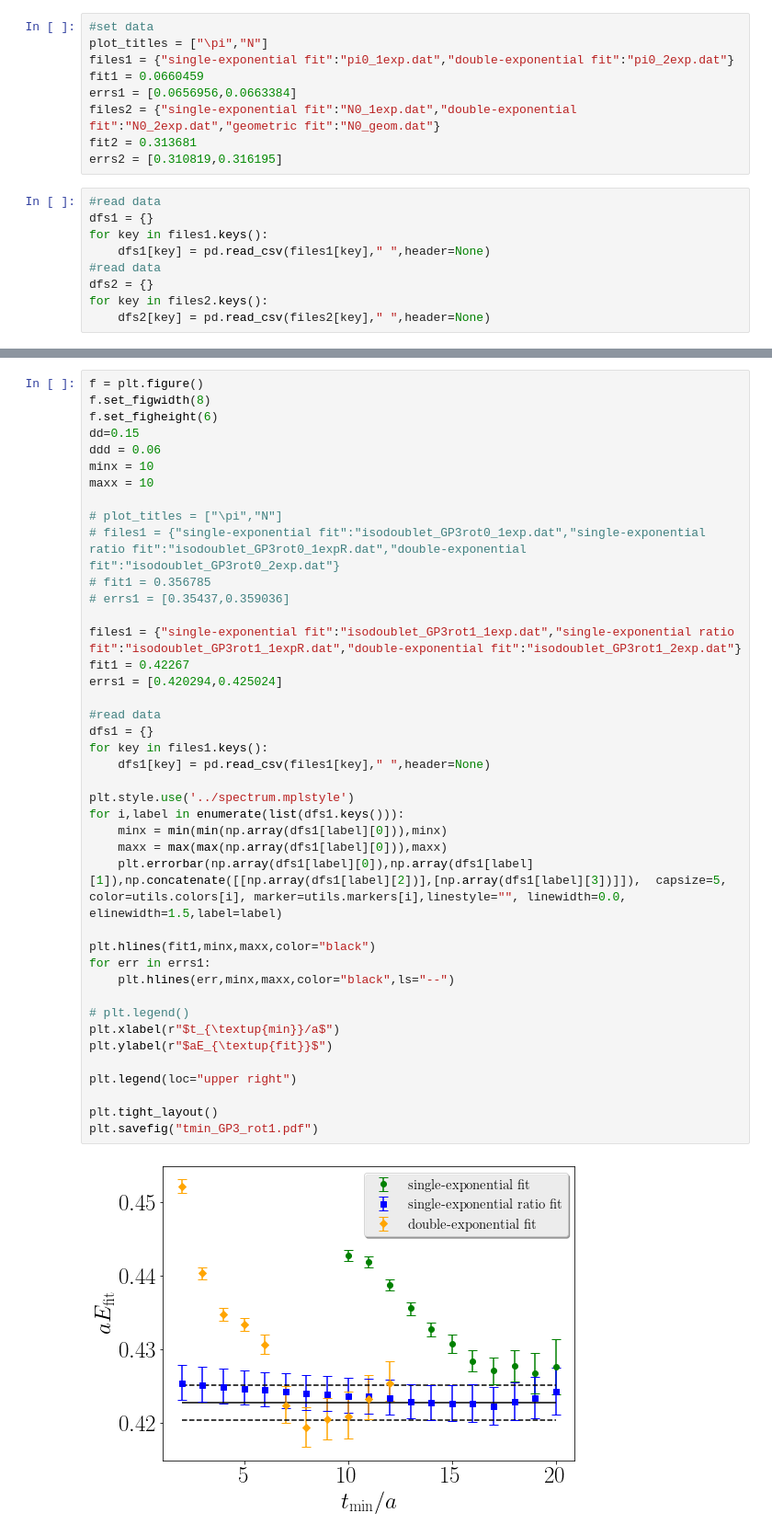
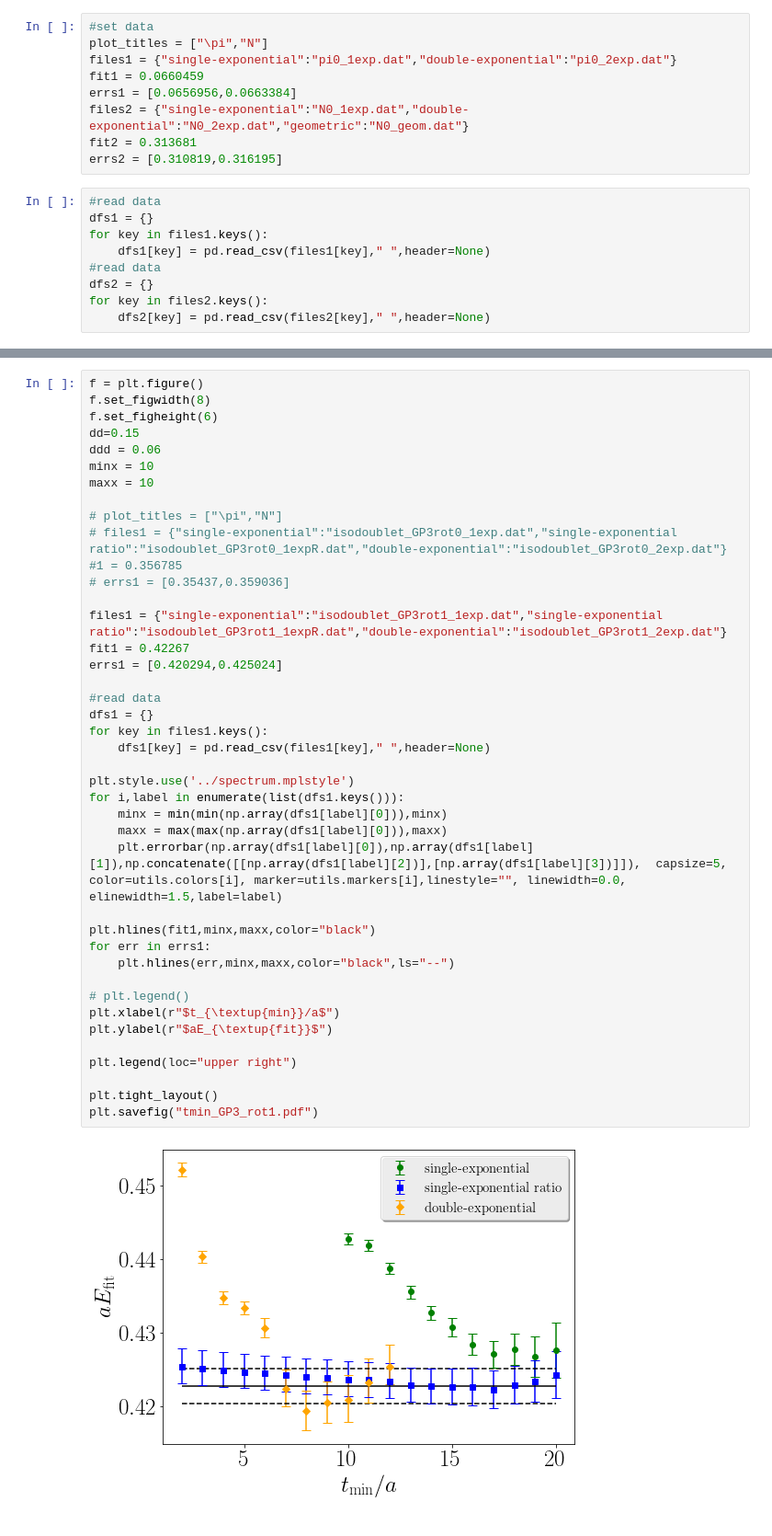
Before and after one commit to xinucode/sigmond_python_plots, a Jupyter notebook: rest_mass/rest_mass_plot.ipynb, the cells around one changed output, grey strips where cells are left out. Shown at 92% size. Cells and saved outputs as stored; diff of their text form.

```diff
--- a/rest_mass/rest_mass_plot.ipynb
+++ b/rest_mass/rest_mass_plot.ipynb
@@ -13,10 +13,10 @@ import utils
 # %%
 #set data
 plot_titles = ["\pi","N"]
-files1 = {"single-exponential fit":"pi0_1exp.dat","double-exponential fit":"pi0_2exp.dat"}
+files1 = {"single-exponential":"pi0_1exp.dat","double-exponential":"pi0_2exp.dat"}
 fit1 = 0.0660459
 errs1 = [0.0656956,0.0663384]
-files2 = {"single-exponential fit":"N0_1exp.dat","double-exponential fit":"N0_2exp.dat","geometric fit":"N0_geom.dat"}
+files2 = {"single-exponential":"N0_1exp.dat","double-exponential":"N0_2exp.dat","geometric":"N0_geom.dat"}
 fit2 = 0.313681
 errs2 = [0.310819,0.316195]
 # %%
@@ -80,36 +80,36 @@ minx = 10
 maxx = 10
 
 # plot_titles = ["\pi","N"]
-# files1 = {"single-exponential fit":"isodoublet_GP3rot0_1exp.dat","single-exponential ratio fit":"isodoublet_GP3rot0_1expR.dat","double-exponential fit":"isodoublet_GP3rot0_2exp.dat"}
-# fit1 = 0.356785
+# files1 = {"single-exponential":"isodoublet_GP3rot0_1exp.dat","single-exponential ratio":"isodoublet_GP3rot0_1expR.dat","double-exponential":"isodoublet_GP3rot0_2exp.dat"}
+#1 = 0.356785
 # errs1 = [0.35437,0.359036]
 
-files1 = {"single-exponential fit":"isodoublet_GP3rot1_1exp.dat","single-exponential ratio fit":"isodoublet_GP3rot1_1expR.dat","double-exponential fit":"isodoublet_GP3rot1_2exp.dat"}
+files1 = {"single-exponential":"isodoublet_GP3rot1_1exp.dat","single-exponential ratio":"isodoublet_GP3rot1_1expR.dat","double-exponential":"isodoublet_GP3rot1_2exp.dat"}
 fit1 = 0.42267
 errs1 = [0.420294,0.425024]
 
 #read data
 dfs1 = {}
 for key in files1.keys():
     dfs1[key] = pd.read_csv(files1[key]," ",header=None)
 
 plt.style.use('../spectrum.mplstyle')
 for i,label in enumerate(list(dfs1.keys())):
     minx = min(min(np.array(dfs1[label][0])),minx)
     maxx = max(max(np.array(dfs1[label][0])),maxx)
     plt.errorbar(np.array(dfs1[label][0]),np.array(dfs1[label][1]),np.concatenate([[np.array(dfs1[label][2])],[np.array(dfs1[label][3])]]),  capsize=5, color=utils.colors[i], marker=utils.markers[i],linestyle="", linewidth=0.0, elinewidth=1.5,label=label)
 
 plt.hlines(fit1,minx,maxx,color="black")
 for err in errs1:
     plt.hlines(err,minx,maxx,color="black",ls="--")
 
 # plt.legend()
 plt.xlabel(r"$t_{\textup{min}}/a$")
 plt.ylabel(r"$aE_{\textup{fit}}$")
 
 plt.legend(loc="upper right")
 
 plt.tight_layout()
 plt.savefig("tmin_GP3_rot1.pdf")
 # %% [output]
-[figure, old version]
+[figure, new version]
```
Also changed, not shown: parts of 1 cell of this notebook, 18 other files.
